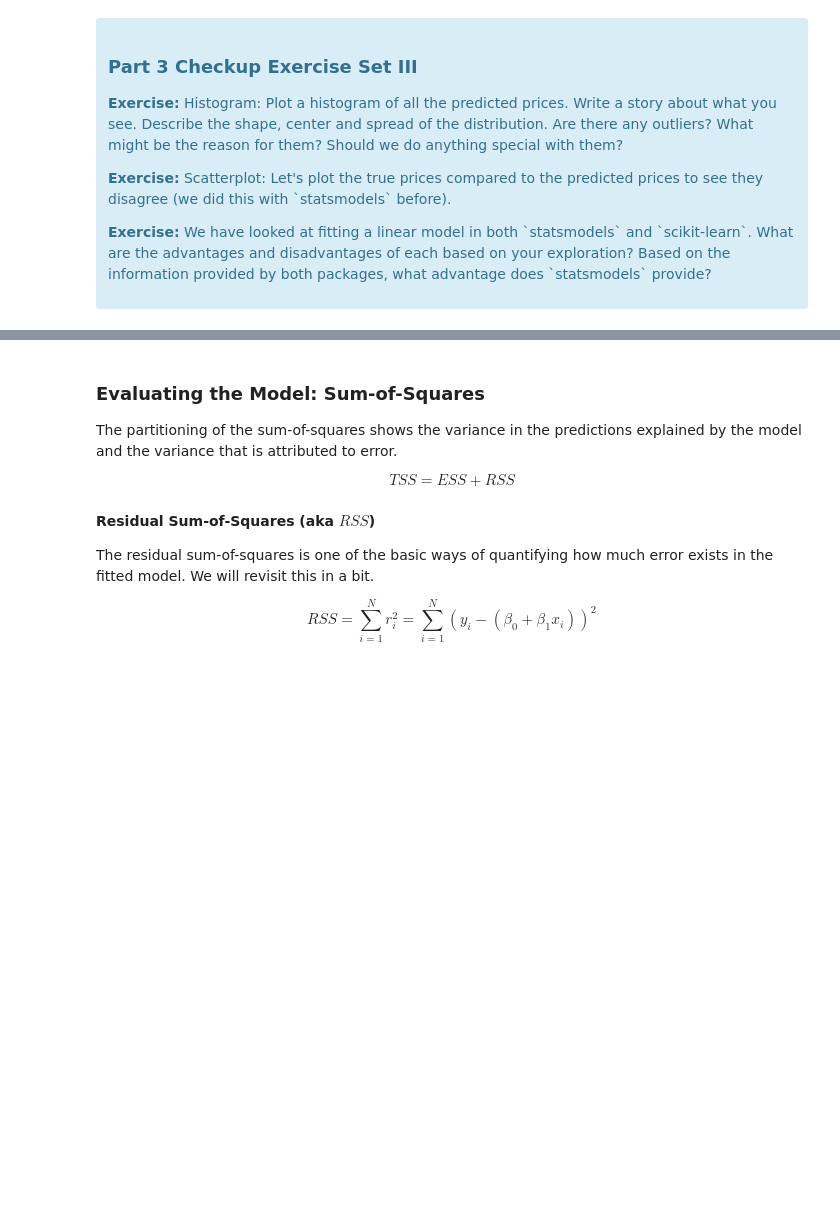
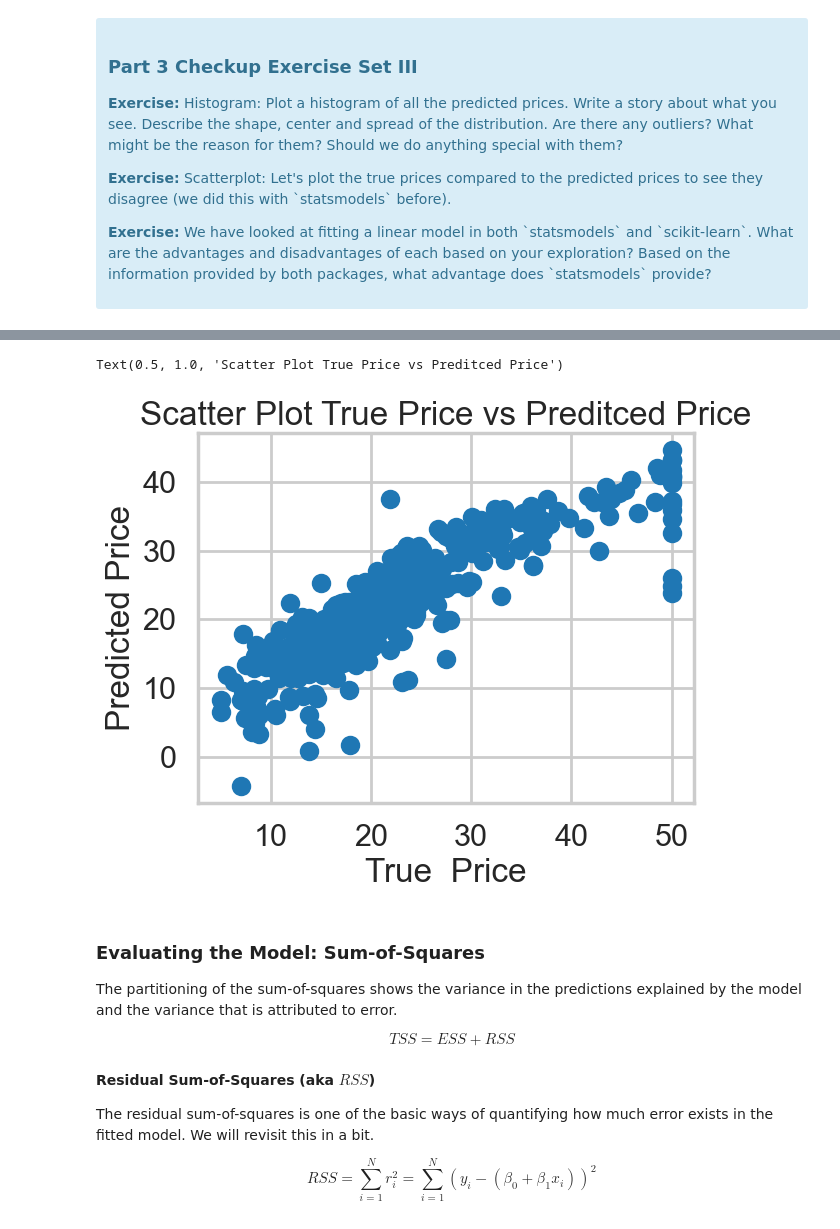
Before and after one commit to kwcode2016/mec-11.4.1-linear-regression-mini-project, a Jupyter notebook: Mini_Project_Linear_Regression.ipynb, the cells around one changed output, grey strips where cells are left out. Drawn from its saved outputs; the diff is of its cells as text; code cells hidden in the pictures; blank space fills up the shorter version.

```diff
--- a/Mini_Project_Linear_Regression.ipynb
+++ b/Mini_Project_Linear_Regression.ipynb
@@ -559,3 +658,11 @@ lm.predict(X)[0:5]
+# %%
+plt.scatter(bos.PRICE, lm.predict(X))
+plt.xlabel('True  Price')
+plt.ylabel('Predicted Price')
+plt.title('Scatter Plot True Price vs Preditced Price')
+# %% [output]
+Text(0.5, 1.0, 'Scatter Plot True Price vs Preditced Price')
+[figure, added]
 # %% [markdown]
 ### Evaluating the Model: Sum-of-Squares
 
```
Also changed, not shown: parts of 27 cells of this notebook.
